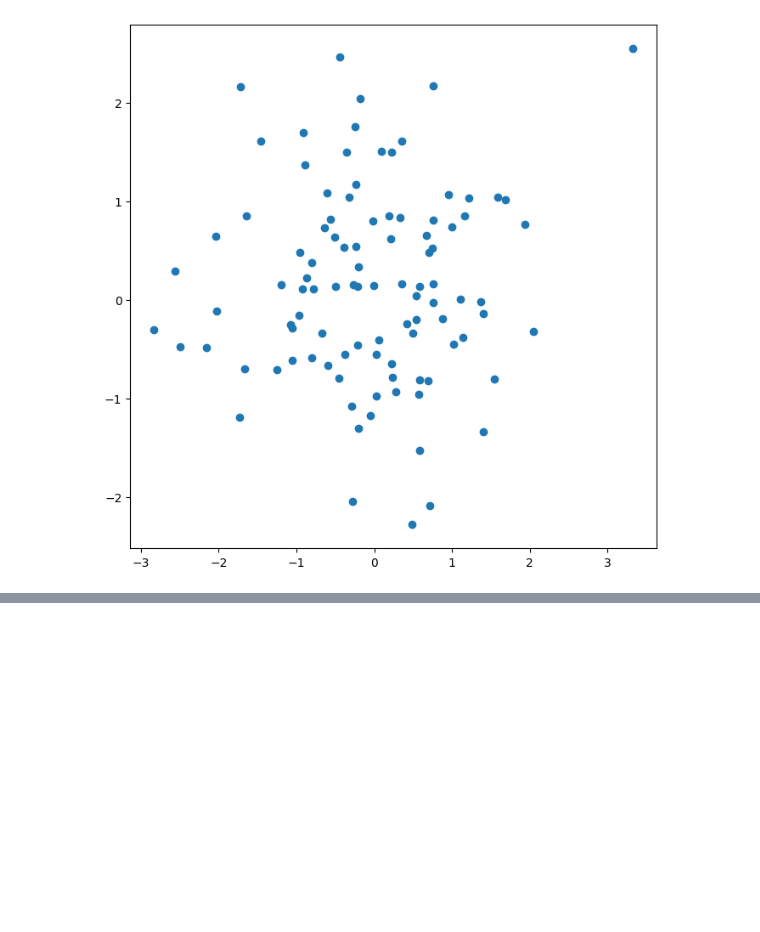
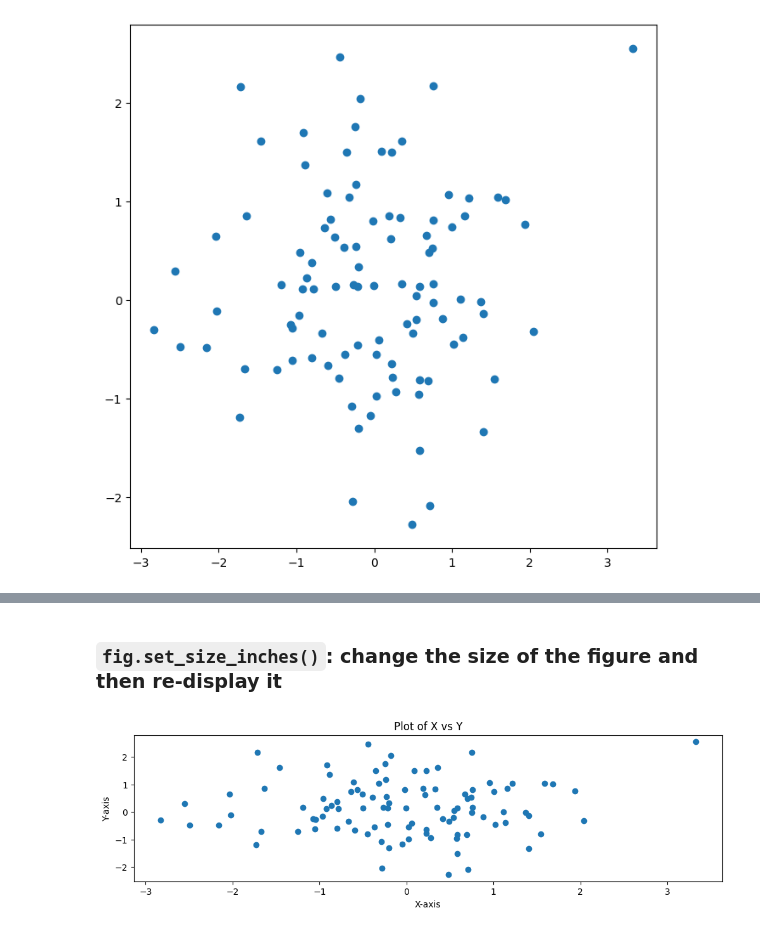
Before and after one commit to Xiaoke1982/statistical_learning_python, a Jupyter notebook: notebooks/1_Introduction_to_Python.ipynb, the cells around one changed output, grey strips where cells are left out. Drawn from its saved outputs; the diff is of its cells as text; code cells hidden in the pictures; blank space fills up the shorter version.

```diff
--- a/notebooks/1_Introduction_to_Python.ipynb
+++ b/notebooks/1_Introduction_to_Python.ipynb
@@ -231,0 +250,8 @@ ax.plot(x, y,"o");
+# %% [markdown]
+### `fig.set_size_inches()`: change the size of the figure and then re-display it
+# %%
+# change the size from (8,8) to (12, 3)
+fig.set_size_inches(12, 3)
+fig
+# %% [output]
+[figure, added]
```
Also changed, not shown: parts of 21 cells of this notebook, 4 other files.
